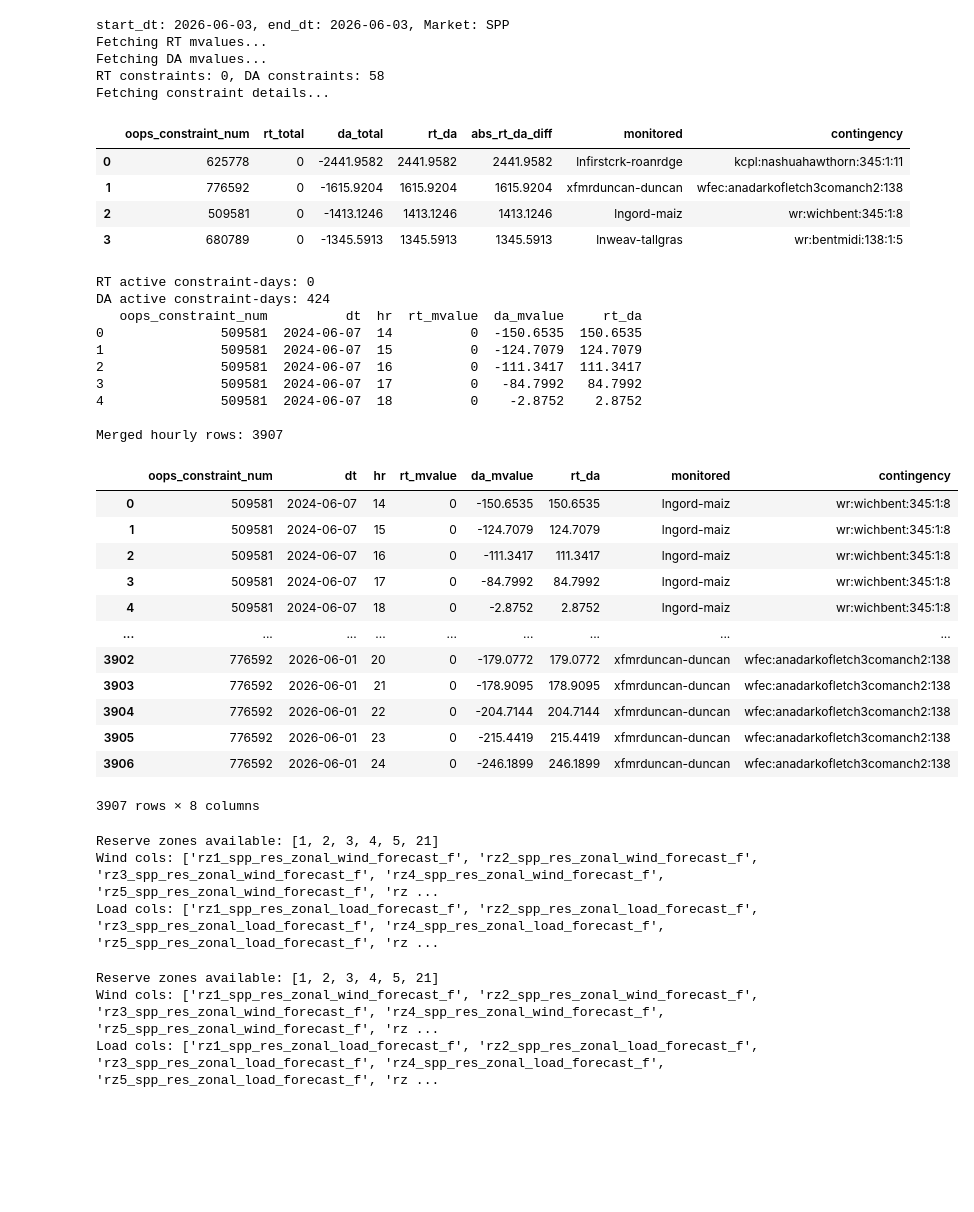
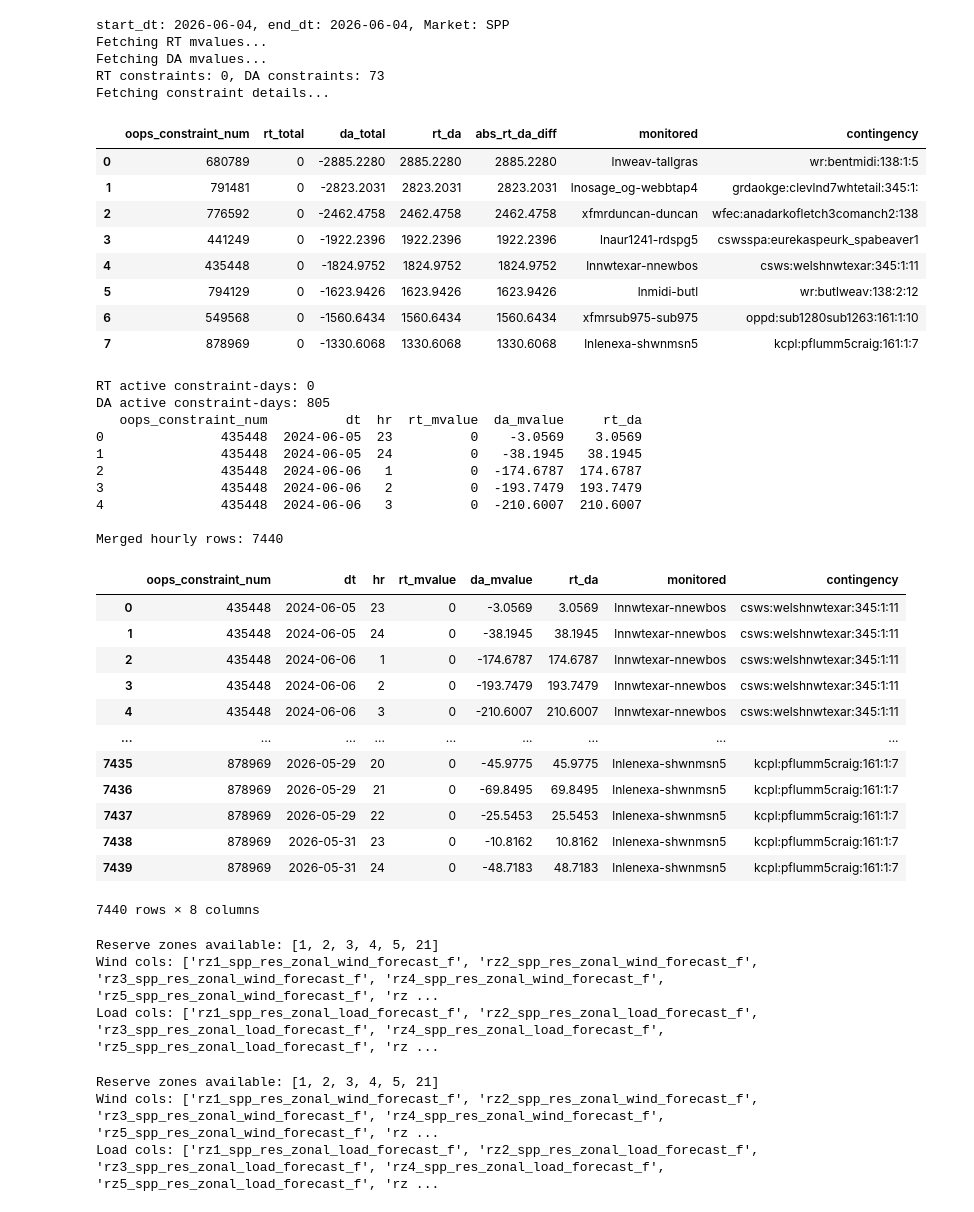
Before and after one commit to qingcheng-rgb/Qingcheng, a Jupyter notebook: QCTest/Manual_bidding/contraint_node_selection.ipynb, the cells around one changed output. Drawn from its saved outputs; the diff is of its cells as text; code cells hidden in the pictures; blank space fills up the shorter version.

```diff
--- a/QCTest/Manual_bidding/contraint_node_selection.ipynb
+++ b/QCTest/Manual_bidding/contraint_node_selection.ipynb
@@ -25,43 +25,47 @@ print(bid_dt)
 # %%
-dt = '2026-06-03'
+dt = '2026-06-04'
 mvalue= get_recent_constraint_mvalue(dt, dt)
 dfax= get_node_dfax_from_constraint_num(mvalue)
 hourly_mvalue = get_hourly_mvalue_for_constraint_num(mvalue)
 fundamentals = get_weather_date(hourly_mvalue, dt)
 # %% [output]
-start_dt: 2026-06-03, end_dt: 2026-06-03, Market: SPP
+start_dt: 2026-06-04, end_dt: 2026-06-04, Market: SPP
 Fetching RT mvalues...
 Fetching DA mvalues...
-RT constraints: 0, DA constraints: 58
+RT constraints: 0, DA constraints: 73
 Fetching constraint details...
 |  | oops_constraint_num | rt_total | da_total | rt_da | abs_rt_da_diff | monitored | contingency |
-| 0 | 625778 | 0 | -2441.9582 | 2441.9582 | 2441.9582 | lnfirstcrk-roanrdge | kcpl:nashuahawthorn:345:1:11 |
-| 1 | 776592 | 0 | -1615.9204 | 1615.9204 | 1615.9204 | xfmrduncan-duncan | wfec:anadarkofletch3comanch2:138 |
-| 2 | 509581 | 0 | -1413.1246 | 1413.1246 | 1413.1246 | lngord-maiz | wr:wichbent:345:1:8 |
-| 3 | 680789 | 0 | -1345.5913 | 1345.5913 | 1345.5913 | lnweav-tallgras | wr:bentmidi:138:1:5 |
+| 0 | 680789 | 0 | -2885.2280 | 2885.2280 | 2885.2280 | lnweav-tallgras | wr:bentmidi:138:1:5 |
+| 1 | 791481 | 0 | -2823.2031 | 2823.2031 | 2823.2031 | lnosage_og-webbtap4 | grdaokge:clevlnd7whtetail:345:1: |
+| 2 | 776592 | 0 | -2462.4758 | 2462.4758 | 2462.4758 | xfmrduncan-duncan | wfec:anadarkofletch3comanch2:138 |
+| 3 | 441249 | 0 | -1922.2396 | 1922.2396 | 1922.2396 | lnaur1241-rdspg5 | cswsspa:eurekaspeurk_spabeaver1 |
+| 4 | 435448 | 0 | -1824.9752 | 1824.9752 | 1824.9752 | lnnwtexar-nnewbos | csws:welshnwtexar:345:1:11 |
+| 5 | 794129 | 0 | -1623.9426 | 1623.9426 | 1623.9426 | lnmidi-butl | wr:butlweav:138:2:12 |
+| 6 | 549568 | 0 | -1560.6434 | 1560.6434 | 1560.6434 | xfmrsub975-sub975 | oppd:sub1280sub1263:161:1:10 |
+| 7 | 878969 | 0 | -1330.6068 | 1330.6068 | 1330.6068 | lnlenexa-shwnmsn5 | kcpl:pflumm5craig:161:1:7 |
 RT active constraint-days: 0
-DA active constraint-days: 424
+DA active constraint-days: 805
    oops_constraint_num          dt  hr  rt_mvalue  da_mvalue     rt_da
-0               509581  2024-06-07  14          0  -150.6535  150.6535
-1               509581  2024-06-07  15          0  -124.7079  124.7079
-2               509581  2024-06-07  16          0  -111.3417  111.3417
-3               509581  2024-06-07  17          0   -84.7992   84.7992
-4               509581  2024-06-07  18          0    -2.8752    2.8752
+0               435448  2024-06-05  23          0    -3.0569    3.0569
+1               435448  2024-06-05  24          0   -38.1945   38.1945
+2               435448  2024-06-06   1          0  -174.6787  174.6787
+3               435448  2024-06-06   2          0  -193.7479  193.7479
+4               435448  2024-06-06   3          0  -210.6007  210.6007
 
-Merged hourly rows: 3907
+Merged hourly rows: 7440
 |  | oops_constraint_num | dt | hr | rt_mvalue | da_mvalue | rt_da | monitored | contingency |
-| 0 | 509581 | 2024-06-07 | 14 | 0 | -150.6535 | 150.6535 | lngord-maiz | wr:wichbent:345:1:8 |
-| 1 | 509581 | 2024-06-07 | 15 | 0 | -124.7079 | 124.7079 | lngord-maiz | wr:wichbent:345:1:8 |
-| 2 | 509581 | 2024-06-07 | 16 | 0 | -111.3417 | 111.3417 | lngord-maiz | wr:wichbent:345:1:8 |
-| 3 | 509581 | 2024-06-07 | 17 | 0 | -84.7992 | 84.7992 | lngord-maiz | wr:wichbent:345:1:8 |
-| 4 | 509581 | 2024-06-07 | 18 | 0 | -2.8752 | 2.8752 | lngord-maiz | wr:wichbent:345:1:8 |
+| 0 | 435448 | 2024-06-05 | 23 | 0 | -3.0569 | 3.0569 | lnnwtexar-nnewbos | csws:welshnwtexar:345:1:11 |
+| 1 | 435448 | 2024-06-05 | 24 | 0 | -38.1945 | 38.1945 | lnnwtexar-nnewbos | csws:welshnwtexar:345:1:11 |
+| 2 | 435448 | 2024-06-06 | 1 | 0 | -174.6787 | 174.6787 | lnnwtexar-nnewbos | csws:welshnwtexar:345:1:11 |
+| 3 | 435448 | 2024-06-06 | 2 | 0 | -193.7479 | 193.7479 | lnnwtexar-nnewbos | csws:welshnwtexar:345:1:11 |
+| 4 | 435448 | 2024-06-06 | 3 | 0 | -210.6007 | 210.6007 | lnnwtexar-nnewbos | csws:welshnwtexar:345:1:11 |
 | ... | ... | ... | ... | ... | ... | ... | ... | ... |
-| 3902 | 776592 | 2026-06-01 | 20 | 0 | -179.0772 | 179.0772 | xfmrduncan-duncan | wfec:anadarkofletch3comanch2:138 |
-| 3903 | 776592 | 2026-06-01 | 21 | 0 | -178.9095 | 178.9095 | xfmrduncan-duncan | wfec:anadarkofletch3comanch2:138 |
-| 3904 | 776592 | 2026-06-01 | 22 | 0 | -204.7144 | 204.7144 | xfmrduncan-duncan | wfec:anadarkofletch3comanch2:138 |
-| 3905 | 776592 | 2026-06-01 | 23 | 0 | -215.4419 | 215.4419 | xfmrduncan-duncan | wfec:anadarkofletch3comanch2:138 |
-| 3906 | 776592 | 2026-06-01 | 24 | 0 | -246.1899 | 246.1899 | xfmrduncan-duncan | wfec:anadarkofletch3comanch2:138 |
+| 7435 | 878969 | 2026-05-29 | 20 | 0 | -45.9775 | 45.9775 | lnlenexa-shwnmsn5 | kcpl:pflumm5craig:161:1:7 |
+| 7436 | 878969 | 2026-05-29 | 21 | 0 | -69.8495 | 69.8495 | lnlenexa-shwnmsn5 | kcpl:pflumm5craig:161:1:7 |
+| 7437 | 878969 | 2026-05-29 | 22 | 0 | -25.5453 | 25.5453 | lnlenexa-shwnmsn5 | kcpl:pflumm5craig:161:1:7 |
+| 7438 | 878969 | 2026-05-31 | 23 | 0 | -10.8162 | 10.8162 | lnlenexa-shwnmsn5 | kcpl:pflumm5craig:161:1:7 |
+| 7439 | 878969 | 2026-05-31 | 24 | 0 | -48.7183 | 48.7183 | lnlenexa-shwnmsn5 | kcpl:pflumm5craig:161:1:7 |
-3907 rows × 8 columns
+7440 rows × 8 columns
 Reserve zones available: [1, 2, 3, 4, 5, 21]
 Wind cols: ['rz1_spp_res_zonal_wind_forecast_f', 'rz2_spp_res_zonal_wind_forecast_f', 'rz3_spp_res_zonal_wind_forecast_f', 'rz4_spp_res_zonal_wind_forecast_f', 'rz5_spp_res_zonal_wind_forecast_f', 'rz ...
 Load cols: ['rz1_spp_res_zonal_load_forecast_f', 'rz2_spp_res_zonal_load_forecast_f', 'rz3_spp_res_zonal_load_forecast_f', 'rz4_spp_res_zonal_load_forecast_f', 'rz5_spp_res_zonal_load_forecast_f', 'rz ...
```
Also changed, not shown: parts of 3 cells of this notebook, 3 other files.
